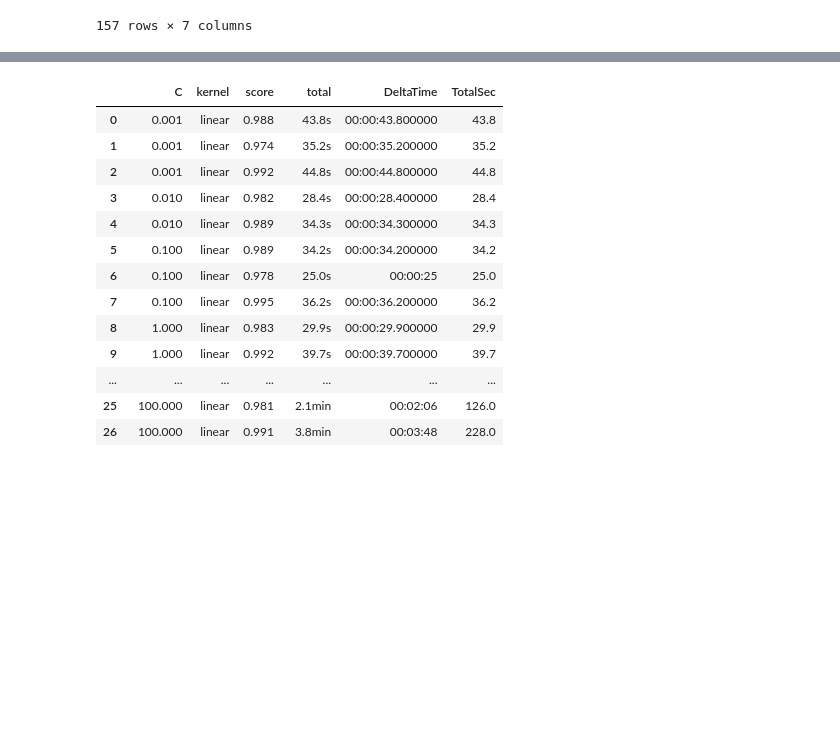
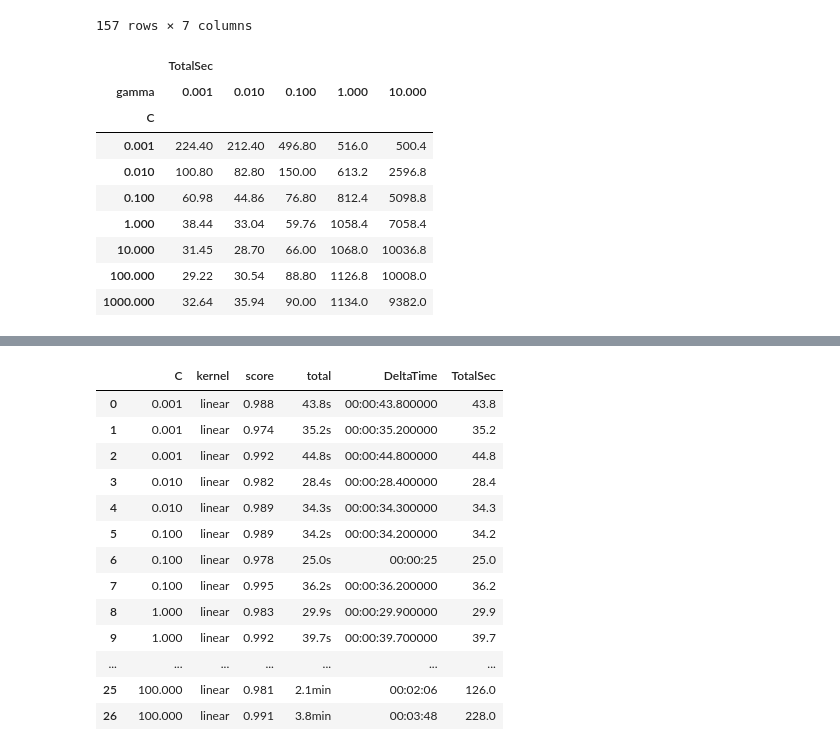
Before and after one commit to thortom/multispectral-chicken, a Jupyter notebook: Scripts/SVM_LR_SummaryOfParameterSearch.ipynb, the cells around one changed output, grey strips where cells are left out. Cells and saved outputs as stored; diff of their text form; code cells hidden in the pictures; blank space fills up the shorter version.

```diff
--- a/Scripts/SVM_LR_SummaryOfParameterSearch.ipynb
+++ b/Scripts/SVM_LR_SummaryOfParameterSearch.ipynb
@@ -48,4 +50,19 @@ svm_rbf
 | 155 | 100.000 | 1.0 | rbf | 0.968 | 17.8min | 00:17:48 | 1068.0 |
 | 156 | 1000.000 | 10.0 | rbf | 0.830 | 154.7min | 02:34:42 | 9282.0 |
 157 rows × 7 columns
+# %%
+def aggregate(pf):
+    return pf.groupby(["C", "gamma"]).mean().unstack()
+aggregate(svm_rbf[["C", "gamma", "TotalSec"]])
+# %% [output]
+|  | TotalSec |  |  |  |  |
+| gamma | 0.001 | 0.010 | 0.100 | 1.000 | 10.000 |
+| C |  |  |  |  |  |
+| 0.001 | 224.40 | 212.40 | 496.80 | 516.0 | 500.4 |
+| 0.010 | 100.80 | 82.80 | 150.00 | 613.2 | 2596.8 |
+| 0.100 | 60.98 | 44.86 | 76.80 | 812.4 | 5098.8 |
+| 1.000 | 38.44 | 33.04 | 59.76 | 1058.4 | 7058.4 |
+| 10.000 | 31.45 | 28.70 | 66.00 | 1068.0 | 10036.8 |
+| 100.000 | 29.22 | 30.54 | 88.80 | 1126.8 | 10008.0 |
+| 1000.000 | 32.64 | 35.94 | 90.00 | 1134.0 | 9382.0 |
 # %%
```
Also changed, not shown: parts of 7 cells of this notebook, 10 other files.
